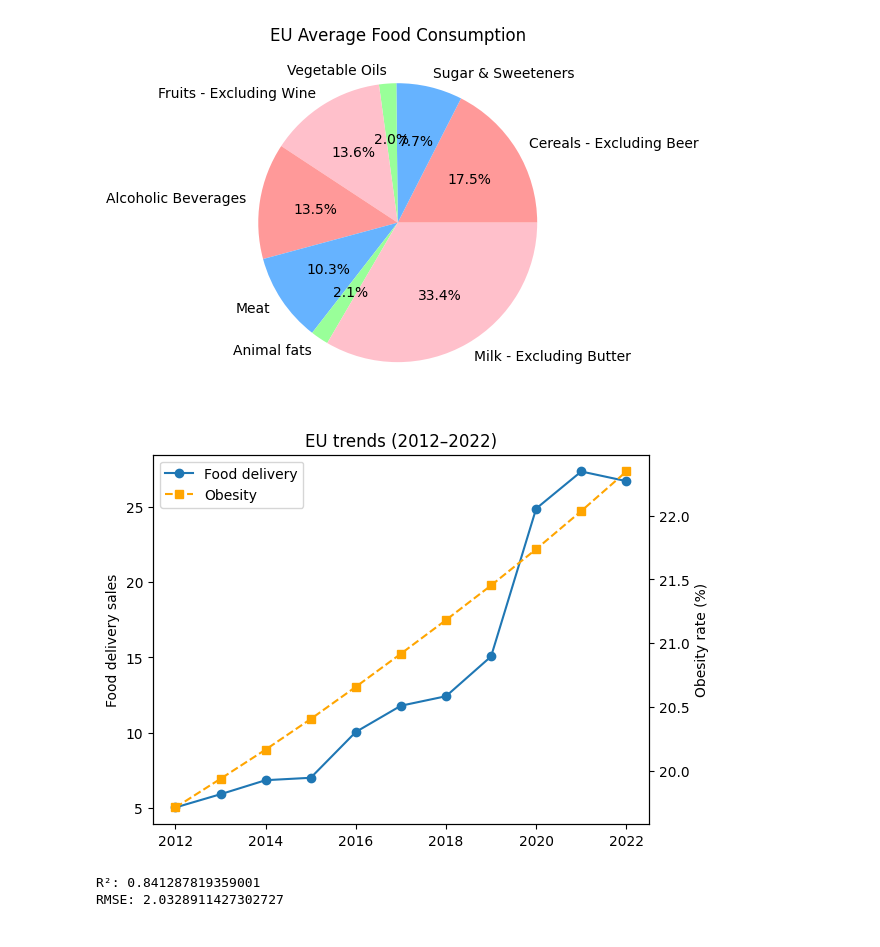
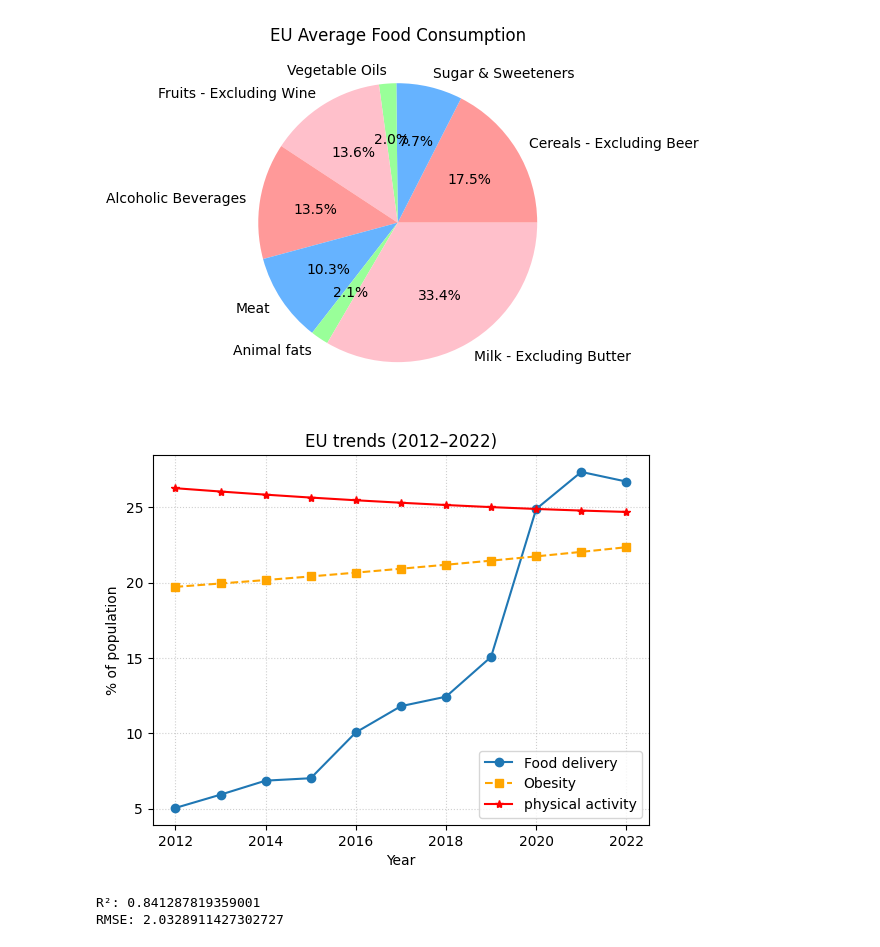
Before and after one commit to Danialmohebbi/EU-Obesity-Analysis, a Jupyter notebook: main.ipynb, the cells around one changed output. Drawn from its saved outputs; the diff is of its cells as text; code cells hidden in the pictures.

Commit message:
add physical_inactvivity analysis

```diff
--- a/main.ipynb
+++ b/main.ipynb
@@ -21,7 +21,7 @@ education = pd.read_csv('data/education.csv')
 food = pd.read_csv('data/food.csv')
 sales_2020 = pd.read_csv('data/esales_2020+.csv')
 sales_rest = pd.read_csv('data/esales_2020-.csv')
-sales = pd.concat([sales_2020,sales_rest])
+physical_activity = pd.read_csv('data/physical_activity.csv')
 # %% [markdown]
 <h1>Utils</h1>
 # %%
@@ -120,3 +120,11 @@ obesity
 | 20781 | NLD | 2022 | MALE | Y_GE18 | 14.537831 |
 | 20782 | NLD | 2022 | TOTAL | Y_GE18 | 14.541821 |
 10692 rows × 5 columns
+# %%
+physical_activity = physical_activity.rename(columns={'Location':'country','SpatialDimValueCode':'country_code','Period':'year','FactValueNumeric':'inactivity_rate'})
+physical_activity = physical_activity[physical_activity['Dim1'] == 'Both sexes']
+physical_activity = physical_activity[['country','country_code','year','inactivity_rate']]
+physical_activity = physical_activity[physical_activity['country_code'].isin(iso3_to_iso2.keys())]
+physical_activity['country_code'] = physical_activity['country_code'].map(iso3_to_iso2)
+physical_activity = physical_activity[physical_activity['year'].isin(range(2012,2023))]
+physical_activity
@@ -175,7 +197,7 @@ sales_before_2020 = sales_rest[(sales_rest['indic_is'] == 'I_BFOOD') &(sales_res
     ) & (sales_rest['year'].isin(range(2012, 2020)))]
 
 sales_after_2020 = (
-    sales_2020[(sales_2020['indic_is'].isin(['I_BFDR', 'I_BFDS'])) &(sales_2020['year'].isin(range(2020, 2023))) &
+    sales_2020[(sales_2020['indic_is'].isin(['I_BFDS','I_BFDR'])) &(sales_2020['year'].isin(range(2020, 2023))) &
         (
             (sales_2020['country'].isin(iso3_to_iso2.values())) |
             (sales_2020['country'] == 'EU27_2020')
@@ -406,35 +430,34 @@ plt.show()
 # %%
 
 eu_obesity = (
     obesity[
         (obesity['sex'] == 'TOTAL') &
         (obesity['age'] == 'Y_GE18') &
-        (obesity['year'].between(2012, 2022))
+        (obesity['year'].between(2012, 2023))
     ]
     .groupby('year')['obesity_rate']
     .mean()
     .reset_index()
 )
+eu_physical_activity = physical_activity.groupby('year')['inactivity_rate'].mean().reset_index()
 sales_df = sales[(sales['country'] == 'EU27_2020') & (sales['year'].isin(range(2012,2023)))]
+
 
 fig, ax1 = plt.subplots()
 
-ax1.plot(sales_df['year'],sales_df['food_delivery_sales'],marker='o',label='Food delivery')
-ax1.set_ylabel('Food delivery sales')
+ax1.plot(sales_df['year'], sales_df['food_delivery_sales'], marker='o', label='Food delivery')
+ax1.plot(eu_obesity['year'], eu_obesity['obesity_rate'], marker='s', linestyle='--', label='Obesity', color='orange')
+ax1.plot(eu_physical_activity['year'],eu_physical_activity['inactivity_rate'],marker='*', linestyle='-', label='physical activity', color='red')
+ax1.plot()
+ax1.set_ylabel('% of population')
+ax1.set_xlabel("Year")
+ax1.set_title("EU trends (2012–2022)")
+ax1.legend()
 
-ax2 = ax1.twinx()
-ax2.plot(eu_obesity['year'],eu_obesity['obesity_rate'],marker='s',linestyle='--',label='Obesity',color='orange')
-ax2.set_ylabel('Obesity rate (%)')
-
-plt.title("EU trends (2012–2022)")
-lines1, labels1 = ax1.get_legend_handles_labels()
-lines2, labels2 = ax2.get_legend_handles_labels()
-plt.legend(lines1 + lines2, labels1 + labels2, loc='upper left')
-
-plt.xlabel("Year")
+plt.grid(True, linestyle=':', alpha=0.6)
 plt.show()
 # %% [output]
-[figure, old version]
+[figure, new version]
 # %%
 X = dataset[features]
 y = dataset[target]
```
Also changed, not shown: parts of 3 cells of this notebook, 2 other files.
